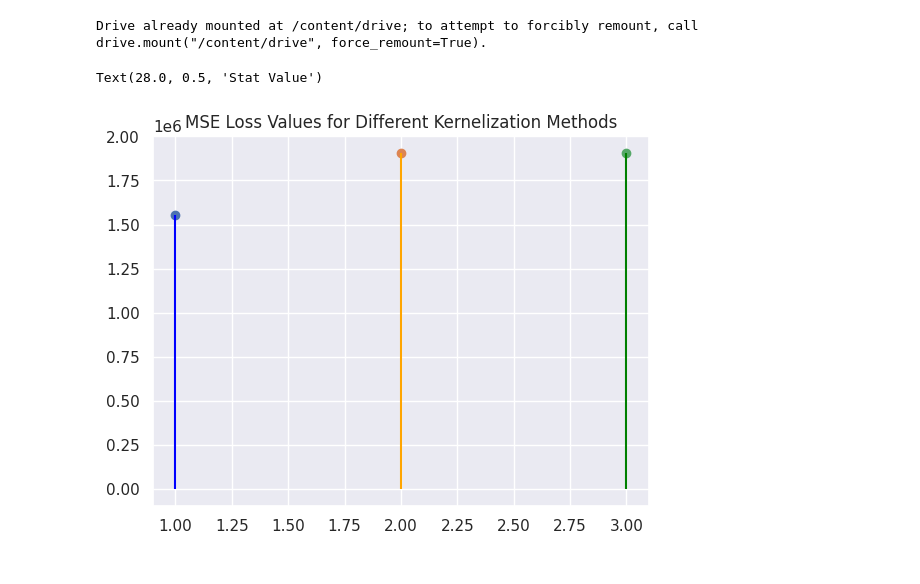
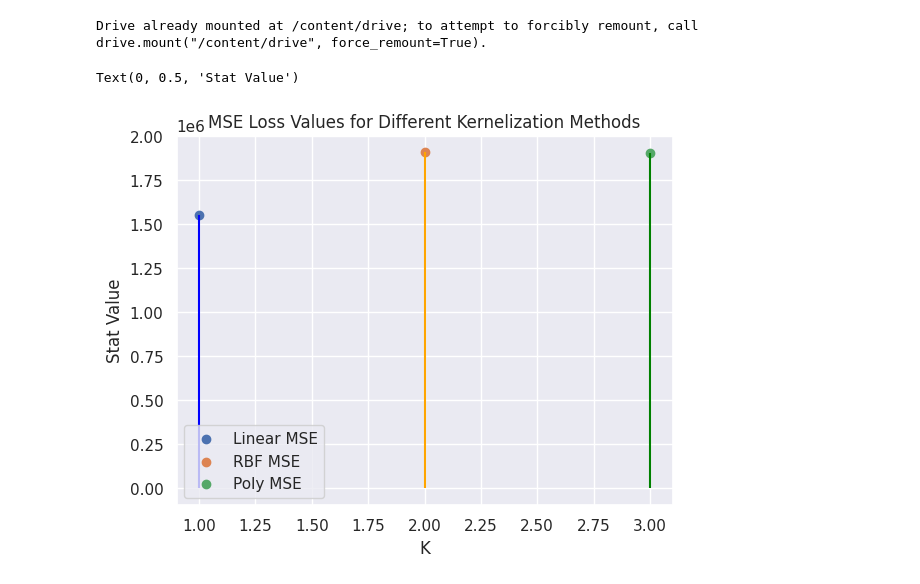
Before and after one commit to Pathin220/4105_ML, a Jupyter notebook: 4105_Hw_4.ipynb, the cells around one changed output. Saved outputs shown, nothing was run; the diff lists cells and outputs as text; code cells hidden in the pictures.

```diff
--- a/4105_Hw_4.ipynb
+++ b/4105_Hw_4.ipynb
@@ -225,19 +225,21 @@ for i in arange:
     svc_kernal_RMSE=pd.concat([svc_kernal_MSE, MSE_data])
 # %%
 # Plotting MSE Losses for the different kernelization methods
+fig1, ax = plt.subplots()
 plt.scatter(1, MSE, label ='Linear MSE')
 plt.scatter(2, MSE_rbf, label ='RBF MSE')
 plt.scatter(3, MSE_poly, label ='Poly MSE')
 
 line_colors = ['blue', 'orange', 'green']
 
 # Add vertical lines
 for x, y, color in zip([1, 2, 3], [MSE, MSE_rbf, MSE_poly], line_colors):
     plt.vlines(x, 0, y, colors=color, linestyles='-', alpha=1)
 
+ax.legend(['Linear MSE','RBF MSE','Poly MSE'])
 plt.title("MSE Loss Values for Different Kernelization Methods")
 ax.set_xlabel('K')
 ax.set_ylabel('Stat Value')
 # %% [output]
-Text(28.0, 0.5, 'Stat Value')
+Text(0, 0.5, 'Stat Value')
-[figure, old version]
+[figure, new version]
```
